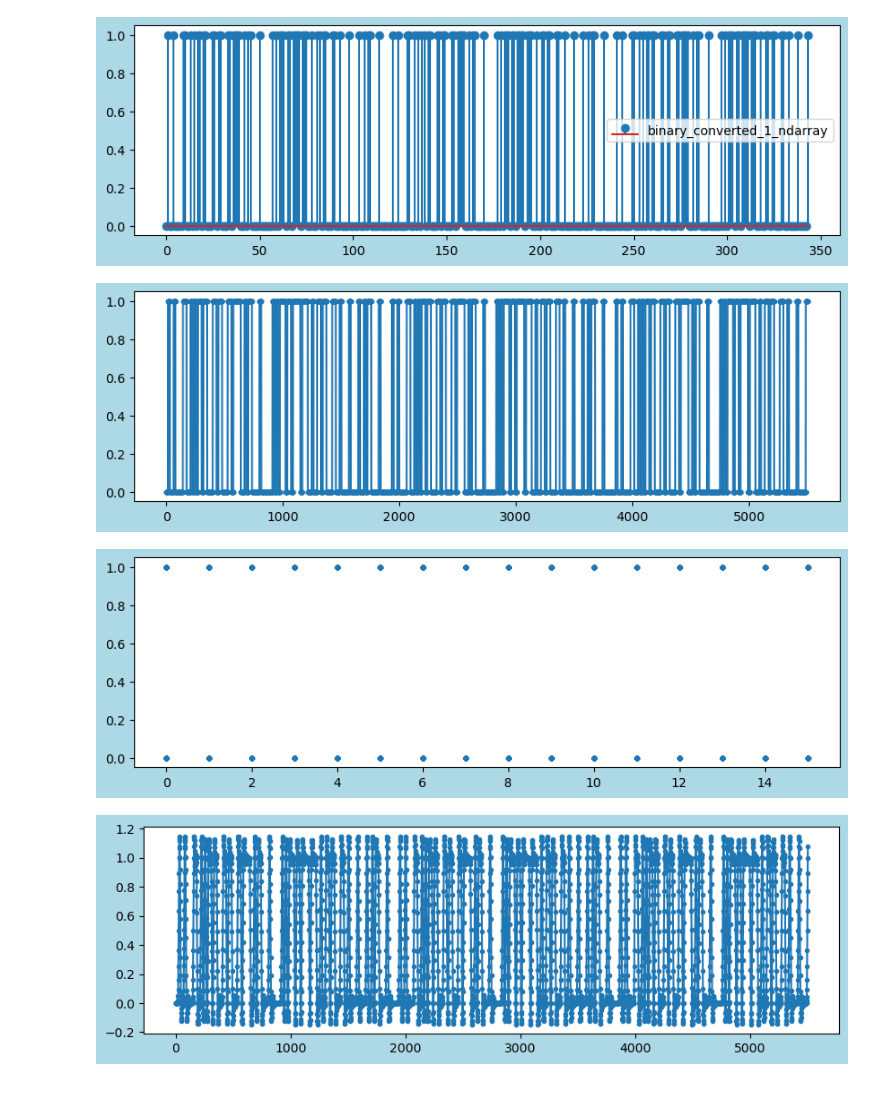
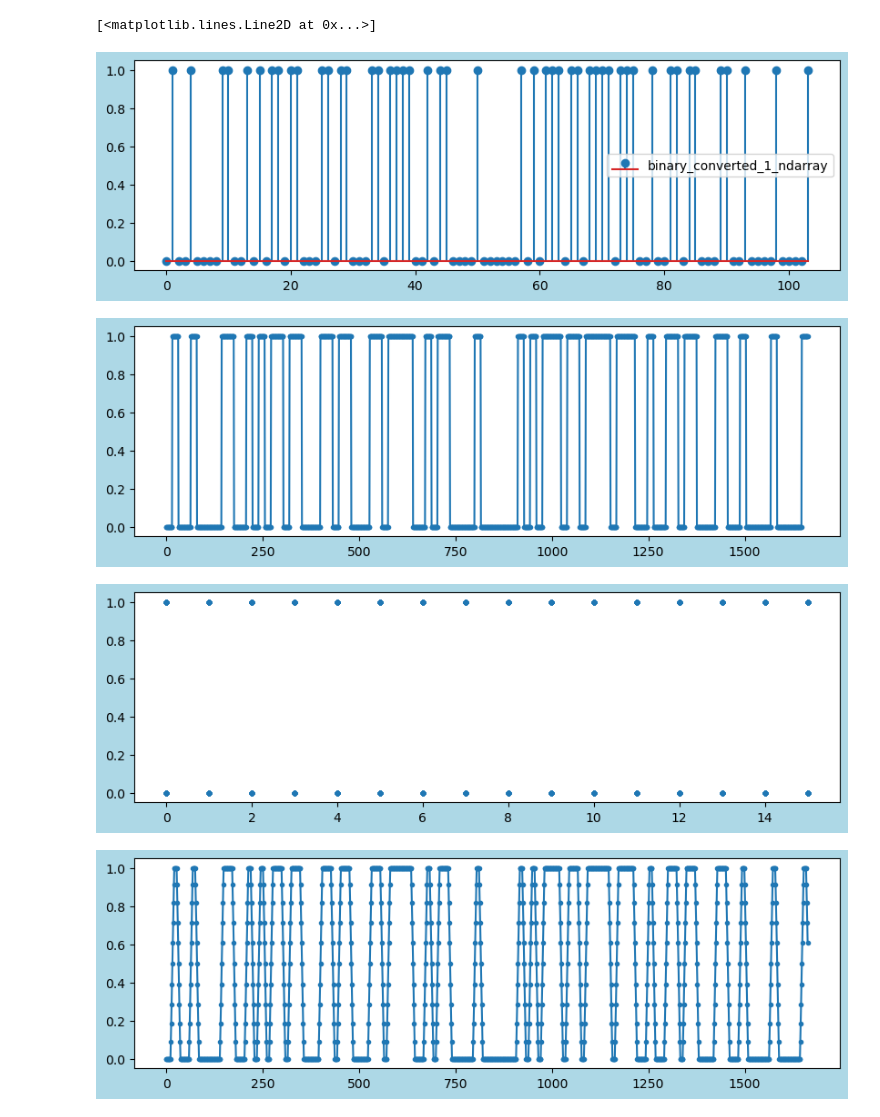
Before and after one commit to tacticstactics/Intercoder-Reliability, a Jupyter notebook: Hello-World-Reliability.ipynb, the cells around one changed output. Saved outputs shown, nothing was run; the diff lists cells and outputs as text; code cells hidden in the pictures.

```diff
--- a/Hello-World-Reliability.ipynb
+++ b/Hello-World-Reliability.ipynb
@@ -22,7 +22,7 @@ print('binary_string1 is: ', binary_string1)
 converted_string_1 = binary_to_string(binary_string1)
 print(f"converted_string_1 is: {converted_string_1}")
 
-input_string_1 = "Hello, World!, Hello, World!, Hello, World!"
+input_string_1 = "Hello, World!"
 
 binary_converted_1 = ''.join(format(ord(char), '08b') for char in input_string_1)
 #binary_converted_1 = "".join(f"{ord(i):08b}" for i in input_string_1)
@@ -73,65 +73,20 @@ fig1 = plt.figure(figsize = (10,3), facecolor='lightblue')
 ax1_1 = fig1.add_subplot(1, 1, 1)
 ax1_1.plot(array, TX_analog_values1, ".")
 
-#Butter Filter
-order = 6
-normal_cutoff = 0.125 # 0 to 1
 
-b, a = signal.butter(order, normal_cutoff, btype='low', analog=False)
+#Gaussian Filter
+win1 = signal.windows.gaussian(10, std=7)
 
-data1_butter_filtered = signal.lfilter(b, a, TX_analog_values1) # scipy.signal.lfilter
-#print(data1_butter_filtered)
-
-#print('Size of butter filtered_data is: ', sys.getsizeof(data1_butter_filtered))
-print('Size of butter filtered_data is: ', data1_butter_filtered.size)
+gaussianfiltered1_same = signal.convolve(TX_analog_values1, win1, mode='same') / sum(win1)
+print(gaussianfiltered1_same.size)
 
 fig1 = plt.figure(figsize = (10,3), facecolor='lightblue')
 ax1_1 = fig1.add_subplot(1, 1, 1)
-ax1_1.plot(data1_butter_filtered, ".-")
+ax1_1.plot(gaussianfiltered1_same, ".-")
 
 fig1 = plt.figure(figsize = (10,3), facecolor='lightblue')
 ax1_1 = fig1.add_subplot(1, 1, 1)
-ax1_1.plot(array, data1_butter_filtered, ".-")
-
-#splitarray1 = np.hsplit(TX_analog_values1, lengthofbinary_converted_1) # As is
-splitarray1 = np.hsplit(data1_butter_filtered, lengthofbinary_converted_1) # filtered
-
-#print('splitarray1 is: ', splitarray1)
-print(type(splitarray1))
-print('Size of splitarray1 is: ', sys.getsizeof(type(splitarray1)))
-
-mean_ndarray1 = np.ones(lengthofbinary_converted_1)
-#print('mean_ndarray1 is: ',mean_ndarray1)
-
-for ii in range(lengthofbinary_converted_1):
-    #print(splitarray1[ii])
-    mean_ndarray1[ii] = round(np.mean(splitarray1[ii]))
-
-print('mean_ndarray1 is: ',mean_ndarray1)
-print(type(mean_ndarray1))
-
-list_afterconvolution = mean_ndarray1.tolist()
-list_afterconvolution_cleaned = list(map(int, list_afterconvolution))
-
-print(list_afterconvolution_cleaned)
-print(type(list_afterconvolution_cleaned))
-
-string1_afterconvolution = ''.join(str(x) for x in list_afterconvolution_cleaned)
-
-print('string1_afterconvolution is : ', string1_afterconvolution)
-print(type(string1_afterconvolution))
-
-
-def splitAt(w,n):
-    for i in range(0,len(w),n):
-        yield w[i:i+n]
-
-string1_afterconvolution_spaceadded = " ".join(splitAt(string1_afterconvolution,8))
-
-print(string1_afterconvolution_spaceadded)
-
-regenerated_string_2 = binary_to_string(string1_afterconvolution_spaceadded)
-print('The regenerated_string_1 is: ', regenerated_string_2)
+ax1_1.plot(array, gaussianfiltered1_same, ".")
 # %% [output]
 binary_string1 is:  01001000 01100101 01101100 01101100 01101111 00101100 00100000 01010111 01101111 01110010 01101100 01100100 00100001
 binary values: is:  ['01001000', '01100101', '01101100', '01101100', '01101111', '00101100', '00100000', '01010111', '01101111', '01110010', '01101100', '01100100', '00100001']
@@ -153,4 +108,5 @@
+[<matplotlib.lines.Line2D at 0x...>]
-[figure, old version]
+[figure, new version]
-[figure, old version]
+[figure, new version]
 [figure]
-[figure, old version]
+[figure, new version]
```
Also changed, not shown: parts of 4 cells of this notebook.
